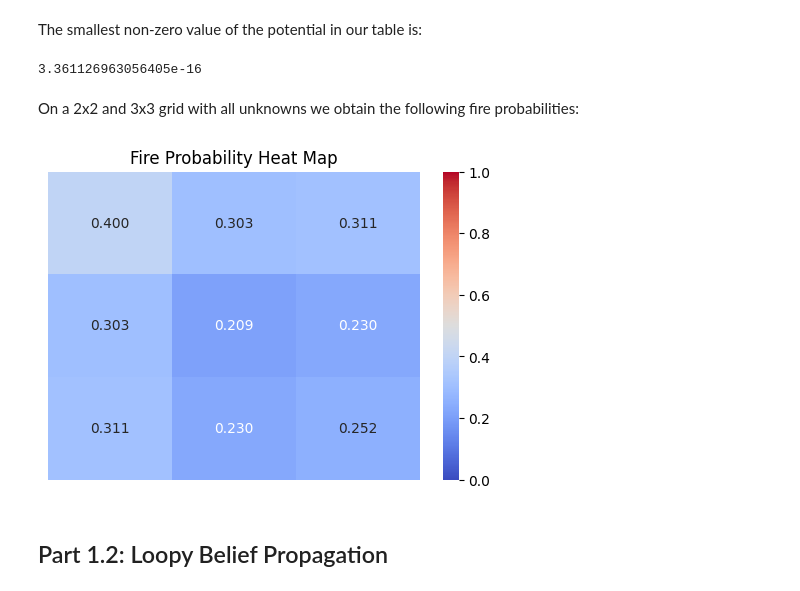
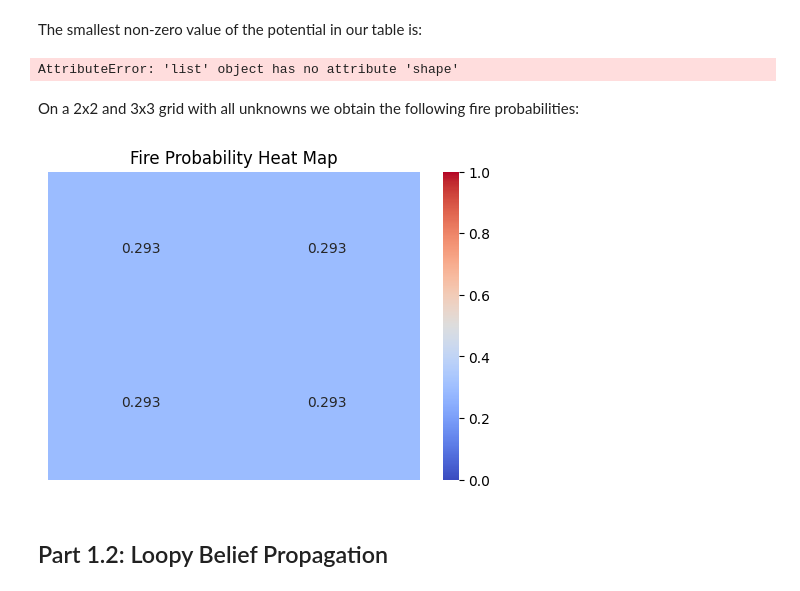
Before and after one commit to EmIbrahimovic/sp26_6_4110_hw_colabs, a Jupyter notebook: MP02.ipynb, the cells around one changed output. Saved outputs shown, nothing was run; the diff lists cells and outputs as text; code cells hidden in the pictures.

Commit message:
sampling done, need to calculate marginals

```diff
--- a/MP02.ipynb
+++ b/MP02.ipynb
@@ -378,0 +360,13 @@ def create_problem(observations: list[list[str]]) -> tuple:
+# %%
+def get_marginals(observations: list[list[str]],
+                      pairwise_pot: np.ndarray,
+                      unary_pot: np.ndarray) -> Potential:
+    """
+    A  function to take in an observation grid, a pairwise potential, and a potential for the
+    prior belief of fire at each cell and return the marginal probabilities of fire at each cell
+    """
+
+    n, m = len(observations), len(observations[0])
+    all_rvs = {(r, c): RV(get_name(r, c), DOMAIN) for r in range(n) for c in range(m)}
+    joint_potential = _get_joint(all_rvs, observations, pairwise_pot, unary_pot)
+    return _get_marginals_from_joint(all_rvs, observations, joint_potential)
@@ -417,40 +418,33 @@ plt.show()
 # %% [markdown]
 The smallest non-zero value of the potential in our table is:
 # %%
+joint_potential = get_joint(observations_outer, pairwise_potential, unary)
 print(np.where(joint_potential.table == 0, 1, joint_potential.table).min())
 # %% [output]
-3.361126963056405e-16
+AttributeError: 'list' object has no attribute 'shape'
 # %% [markdown]
 On a 2x2 and 3x3 grid with all unknowns we obtain the following fire probabilities:
 # %%
-# observations = [
-#     ['U', 'U'],
-#     ['U', 'U']
-# ]
-
 observations_outer = [
-    ['U', 'U', 'U'],
-    ['U', 'U', 'U'],
-    ['U', 'U', 'U'],
+    ['U', 'U'],
+    ['U', 'U']
 ]
 
-n, m, all_rvs = create_problem(observations_outer)
+# observations_outer = [
+#     ['U', 'U', 'U'],
+#     ['U', 'U', 'U'],
+#     ['U', 'U', 'U'],
+# ]
 # %%
-joint_potential = get_conditional_joint(observations_outer, all_rvs,
+all_marginals = get_marginals(observations_outer,
                                         np.array(pairwise_potential),
                                         np.array(unary))
-# %%
-all_marginals = get_all_marginals(
-    all_rvs,
-    joint_potential,
-    n, m
-)
 # %%
-data = normalize_and_fire(all_marginals)
+data = normalize_and_fire([[pot.table for pot in pot_row] for pot_row in all_marginals])
 heatmap_fig = make_heatmap(data)
 plt.show()
 # %% [output]
-[figure, old version]
+[figure, new version]
 # %% [markdown]
 ## Part 1.2: Loopy Belief Propagation
 # %% [markdown]
```
Also changed, not shown: parts of 26 cells of this notebook.
